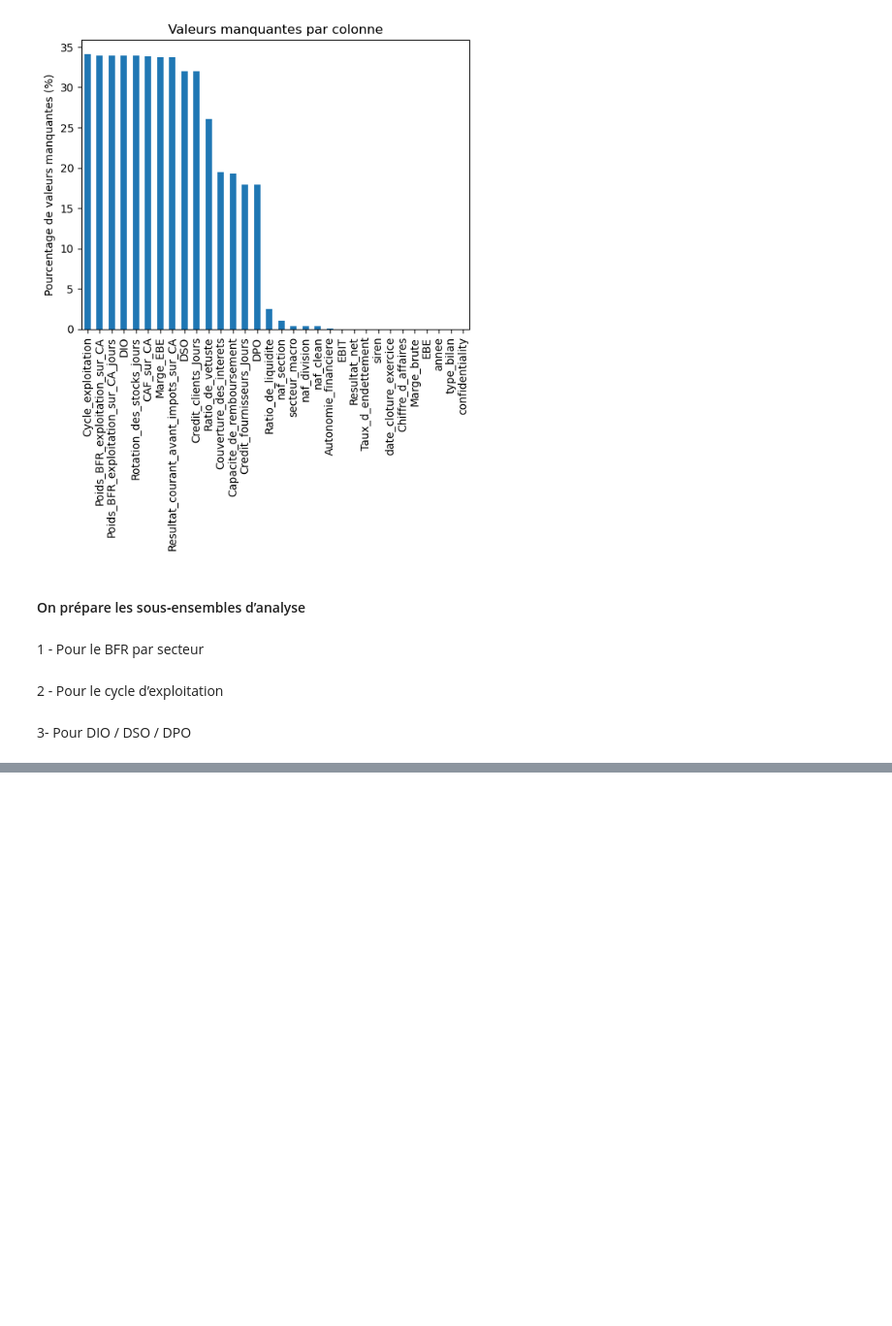
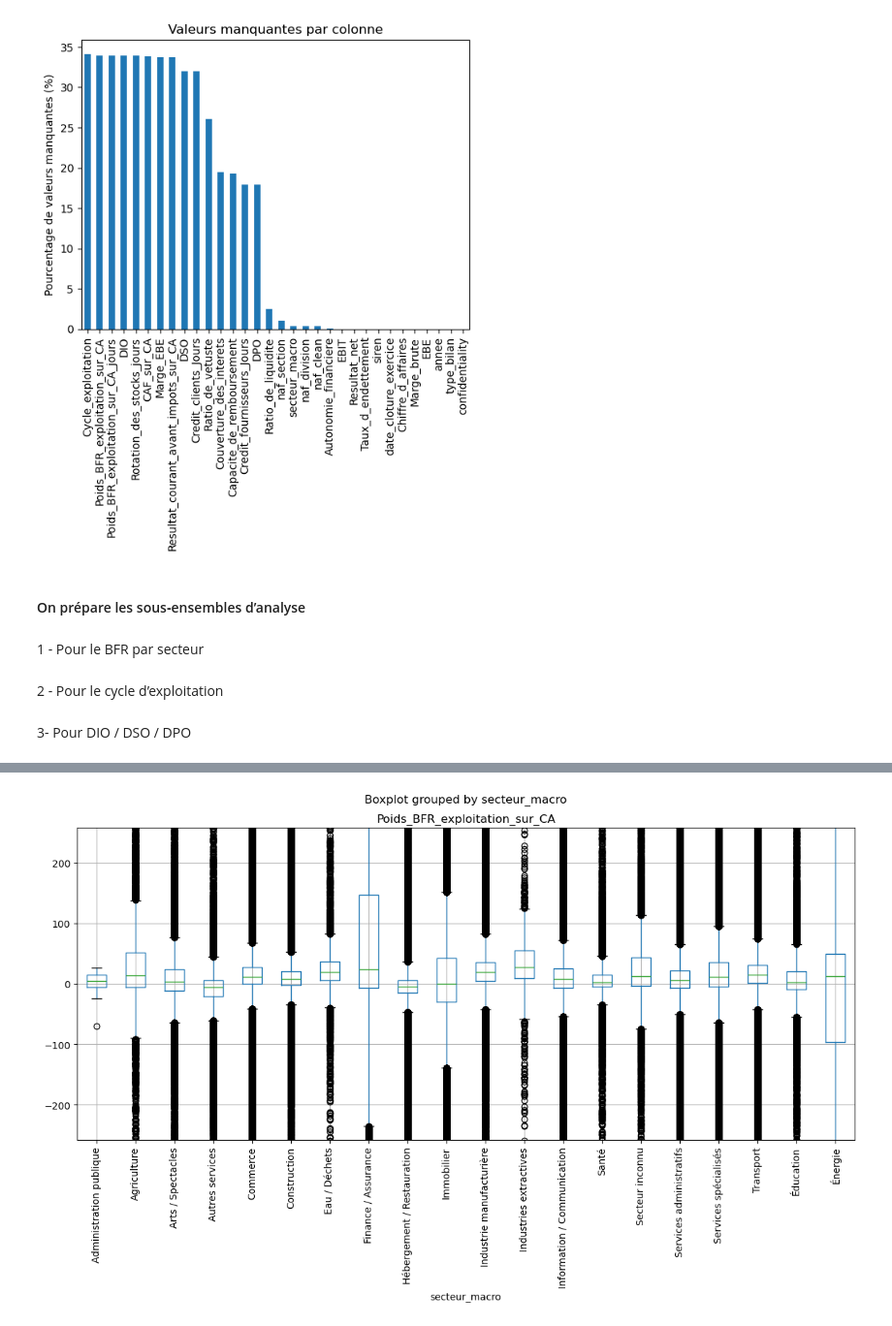
Before and after one commit to khelifaYacine/signaux-faibles-finance, a Jupyter notebook: 01_exploration.ipynb, the cells around one changed output, grey strips where cells are left out. Shown at 97% size. Saved outputs shown, nothing was run; the diff lists cells and outputs as text; code cells hidden in the pictures; blank space fills up the shorter version.

```diff
--- a/01_exploration.ipynb
+++ b/01_exploration.ipynb
@@ -1196,0 +1228,13 @@ df_flux = df_final.dropna(subset=["DIO", "DSO", "DPO"])
+# %%
+limite = df_bfr["Poids_BFR_exploitation_sur_CA"].quantile(0.95)
+
+df_bfr.boxplot(
+    column="Poids_BFR_exploitation_sur_CA",
+    by="secteur_macro",
+    rot=90,
+    figsize=(14,6)
+)
+plt.ylim(-limite, limite)
+plt.show()
+# %% [output]
+[figure, added]
```
Also changed, not shown: parts of 20 cells of this notebook.
